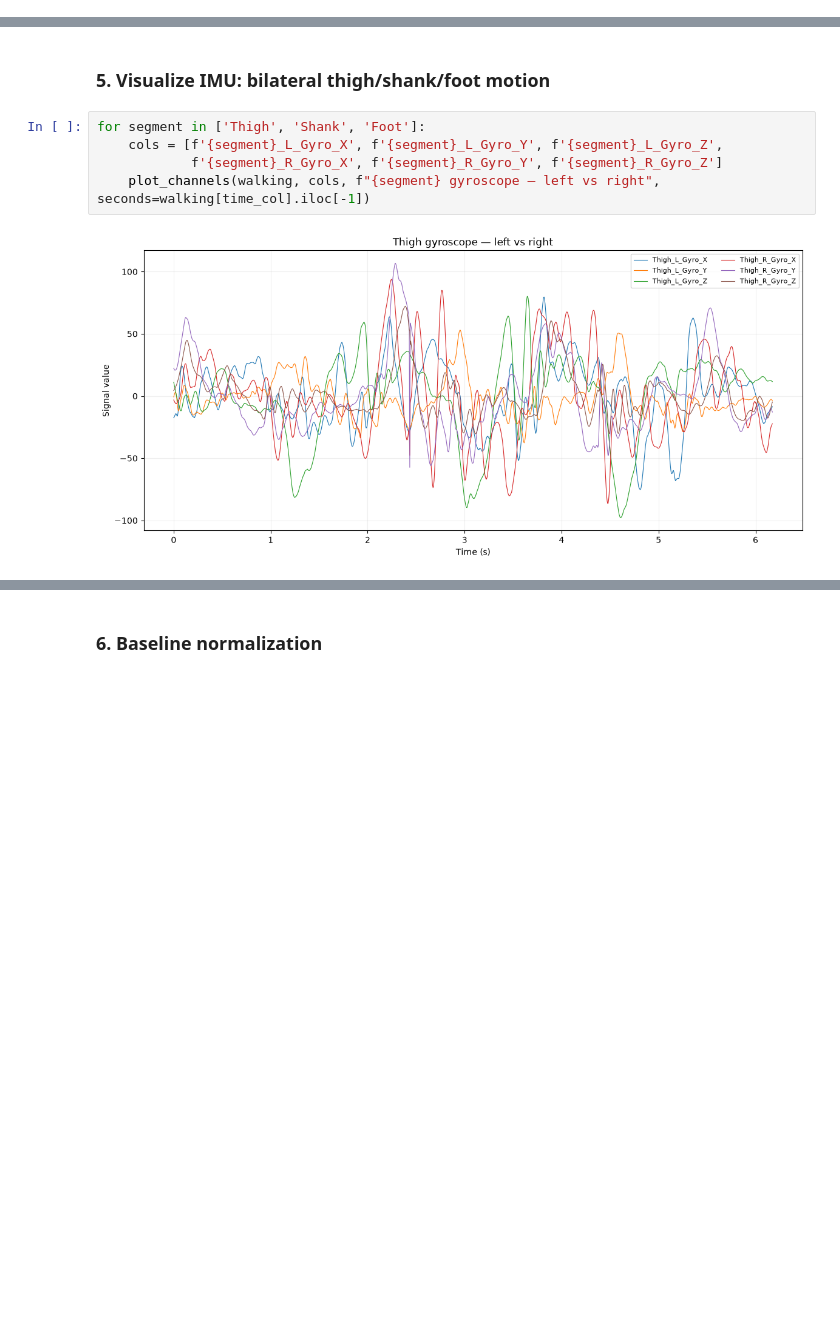
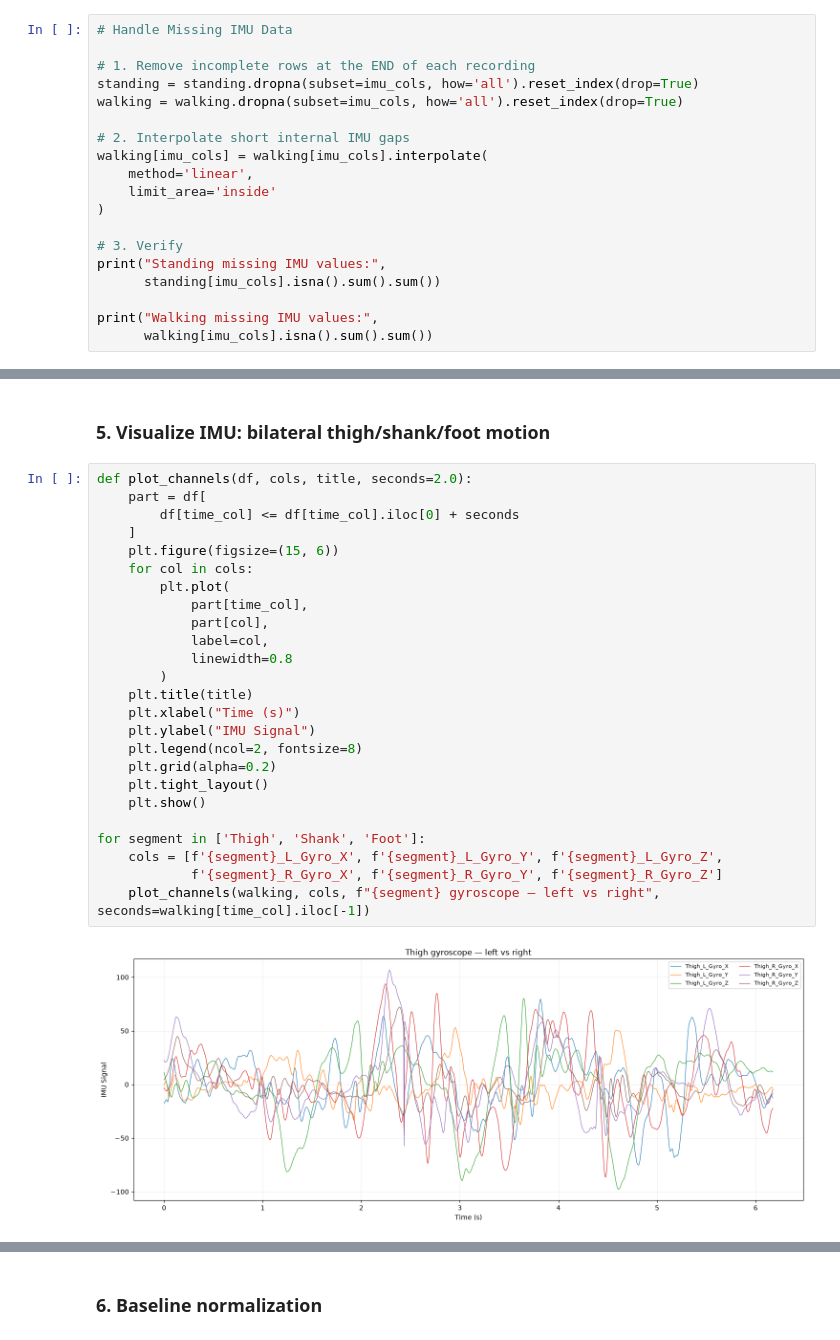
Before and after one commit to LeenGhazi/FES-Exoskeleton-Project, a Jupyter notebook: Data Analysis 1 - Leen/Model1.ipynb, the cells around one changed output, grey strips where cells are left out. Saved outputs shown, nothing was run; the diff lists cells and outputs as text; blank space fills up the shorter version.

```diff
--- a/Data Analysis 1 - Leen/Model1.ipynb
+++ b/Data Analysis 1 - Leen/Model1.ipynb
@@ -119,0 +148,19 @@ display(walking.isna().sum()[walking.isna().sum() > 0])
+# %%
+# Handle Missing IMU Data
+
+# 1. Remove incomplete rows at the END of each recording
+standing = standing.dropna(subset=imu_cols, how='all').reset_index(drop=True)
+walking = walking.dropna(subset=imu_cols, how='all').reset_index(drop=True)
+
+# 2. Interpolate short internal IMU gaps
+walking[imu_cols] = walking[imu_cols].interpolate(
+    method='linear',
+    limit_area='inside'
+)
+
+# 3. Verify
+print("Standing missing IMU values:",
+      standing[imu_cols].isna().sum().sum())
+
+print("Walking missing IMU values:",
+      walking[imu_cols].isna().sum().sum())
@@ -189,9 +239,29 @@ compare_emg_channels(
 # %% [markdown]
 ### 5. Visualize IMU: bilateral thigh/shank/foot motion
 # %%
+def plot_channels(df, cols, title, seconds=2.0):
+    part = df[
+        df[time_col] <= df[time_col].iloc[0] + seconds
+    ]
+    plt.figure(figsize=(15, 6))
+    for col in cols:
+        plt.plot(
+            part[time_col],
+            part[col],
+            label=col,
+            linewidth=0.8
+        )
+    plt.title(title)
+    plt.xlabel("Time (s)")
+    plt.ylabel("IMU Signal")
+    plt.legend(ncol=2, fontsize=8)
+    plt.grid(alpha=0.2)
+    plt.tight_layout()
+    plt.show()
+
 for segment in ['Thigh', 'Shank', 'Foot']:
     cols = [f'{segment}_L_Gyro_X', f'{segment}_L_Gyro_Y', f'{segment}_L_Gyro_Z',
             f'{segment}_R_Gyro_X', f'{segment}_R_Gyro_Y', f'{segment}_R_Gyro_Z']
     plot_channels(walking, cols, f"{segment} gyroscope — left vs right", seconds=walking[time_col].iloc[-1])
 # %% [output]
-[figure, old version]
+[figure, new version]
```
Also changed, not shown: parts of 47 cells of this notebook.
